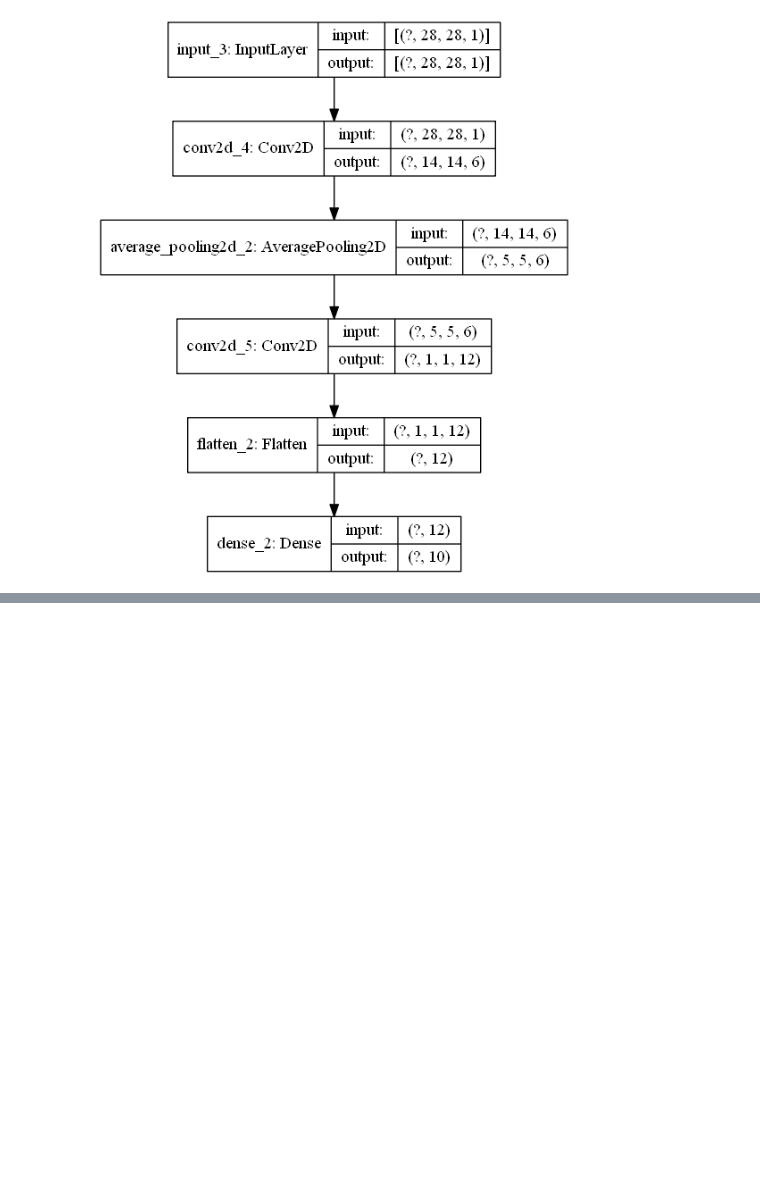
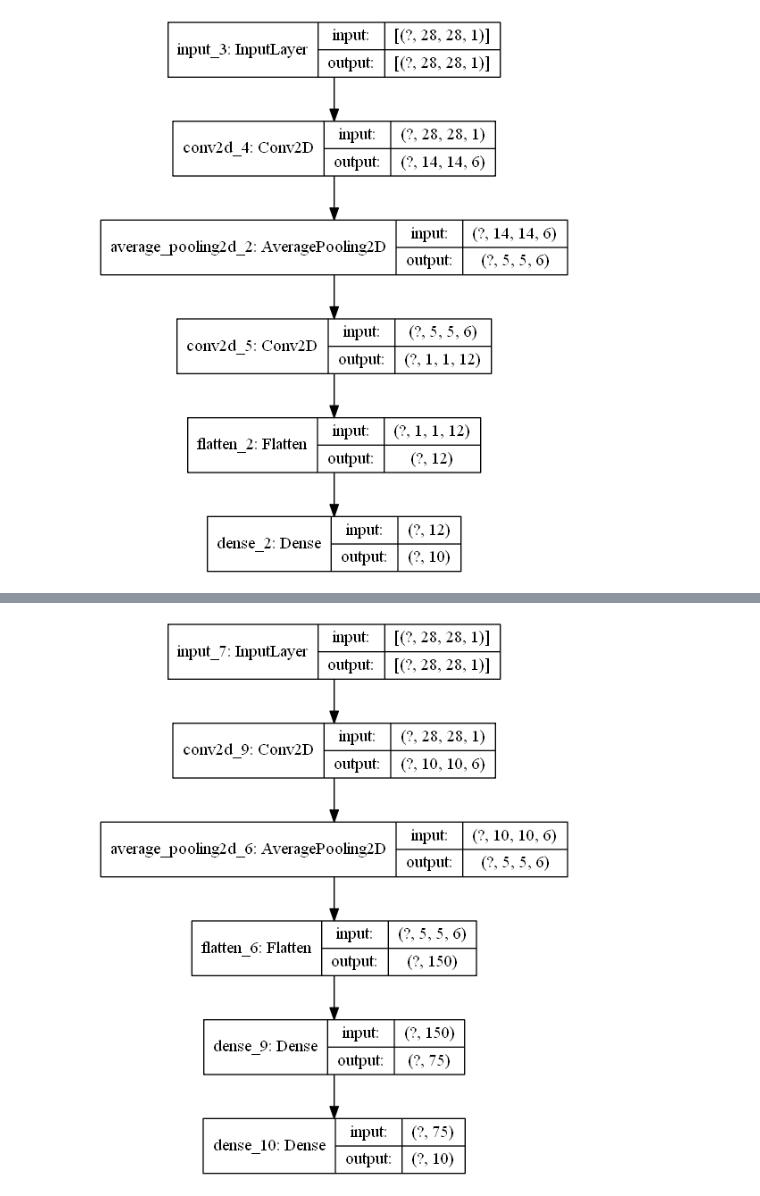
Before and after one commit to AntoineGr1/Memoire_code, a Jupyter notebook: analys_architecture.ipynb, the cells around one changed output, grey strips where cells are left out. Saved outputs shown, nothing was run; the diff lists cells and outputs as text; code cells hidden in the pictures; blank space fills up the shorter version.

Commit message:
test4 modification Dense hyperparametre

```diff
--- a/analys_architecture.ipynb
+++ b/analys_architecture.ipynb
@@ -147,0 +161,13 @@ plot_model(model, show_shapes=True)
+# %%
+model = keras.models.Sequential([
+		keras.layers.Input([28, 28, 1]),
+		keras.layers.Conv2D(6, kernel_size=2, strides=3, activation='relu', padding='same'),
+		keras.layers.AveragePooling2D(pool_size=2, strides=2, padding='valid'),
+		keras.layers.Flatten(),
+		keras.layers.Dense(75, activation='tanh'),
+		keras.layers.Dense(10, activation='softmax')
+])
+# %%
+model.compile(optimizer='adam', loss=keras.losses.sparse_categorical_crossentropy, metrics=['accuracy'])
+model.fit(train_x, train_y, epochs=5, validation_data=(val_x, val_y))
+print(model.evaluate(test_x, test_y))
@@ -147,0 +188,4 @@ plot_model(model, show_shapes=True)
+# %%
+plot_model(model, show_shapes=True)
+# %% [output]
+[figure, added]
```
Also changed, not shown: parts of 11 cells of this notebook, 34 other files.
